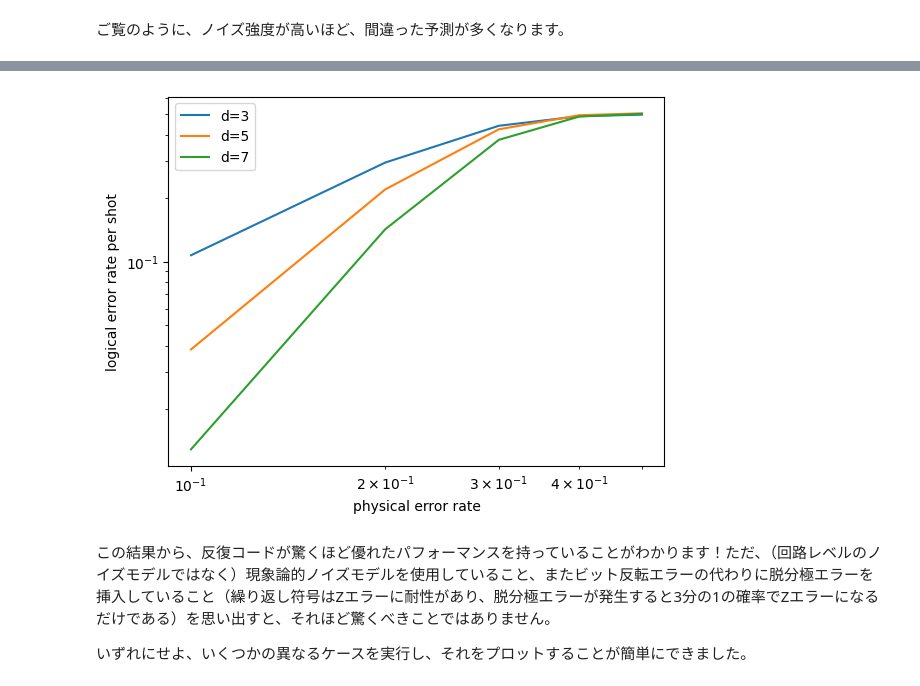
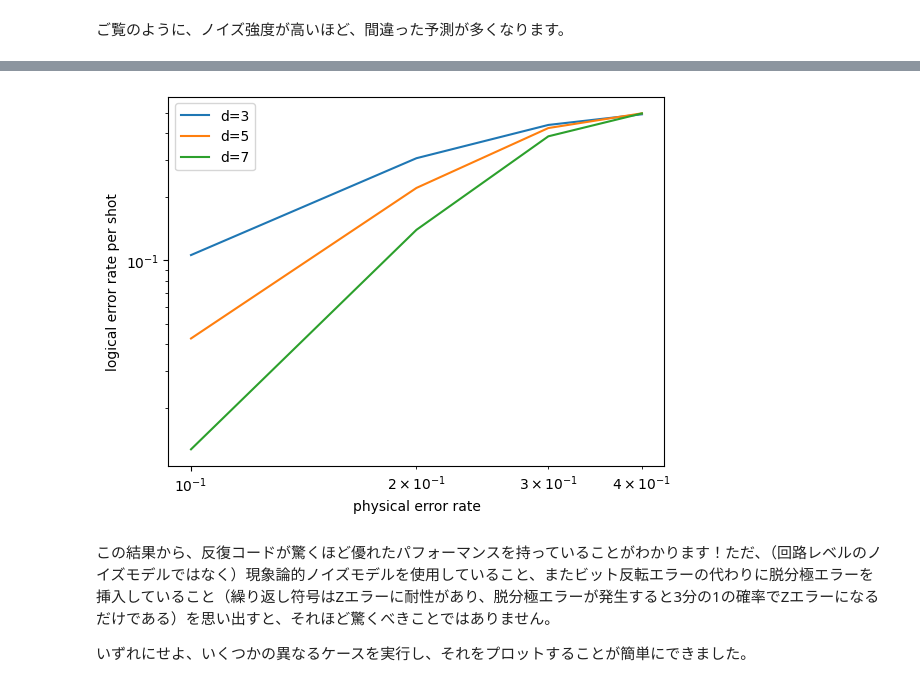
Before and after one commit to parton-quark/QuantumComputing1A, a Jupyter notebook: 20250612_FTQC2.ipynb, the cells around one changed output, grey strips where cells are left out. Cells and saved outputs as stored; diff of their text form; code cells hidden in the pictures.

```diff
--- a/20250612_FTQC2.ipynb
+++ b/20250612_FTQC2.ipynb
@@ -628,27 +566,27 @@ You can estimate the threshold of the repetition code, for the specific type of
 # %%
 import matplotlib.pyplot as plt
 
 num_shots = 10_000
 for d in [3, 5, 7]:
     xs = []
     ys = []
-    for noise in [0.1, 0.2, 0.3, 0.4, 0.5]:
+    for noise in [0.1, 0.2, 0.3, 0.4]:
         circuit = stim.Circuit.generated(
             "repetition_code:memory",
             rounds=d * 3,
             distance=d,
             before_round_data_depolarization=noise)
         num_errors_sampled = count_logical_errors(circuit, num_shots)
         xs.append(noise)
         ys.append(num_errors_sampled / num_shots)
     plt.plot(xs, ys, label="d=" + str(d))
 plt.loglog()
 plt.xlabel("physical error rate")
 plt.ylabel("logical error rate per shot")
 plt.legend()
 plt.show()
 # %% [output]
-[figure, old version]
+[figure, new version]
 # %% [markdown]
 <!-- From the results here you can see that the repetition code has amazingly good performance! Well... it's not *quite* so amazing when you remember that you're using a phenomenological noise model (instead of a circuit-level noise model) and also that you're inserting depolarizing errors instead of bit-flip errors (the repetition code is immune to Z errors, and when a depolarizing error occurs it's a Z error one third of the time).
 
```
Also changed, not shown: parts of 28 cells of this notebook.
